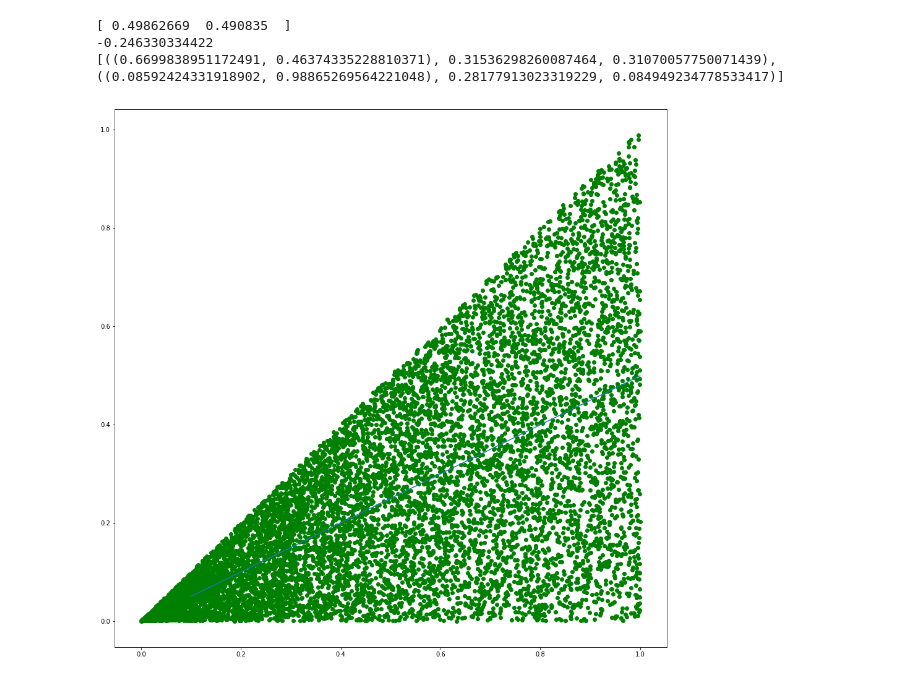
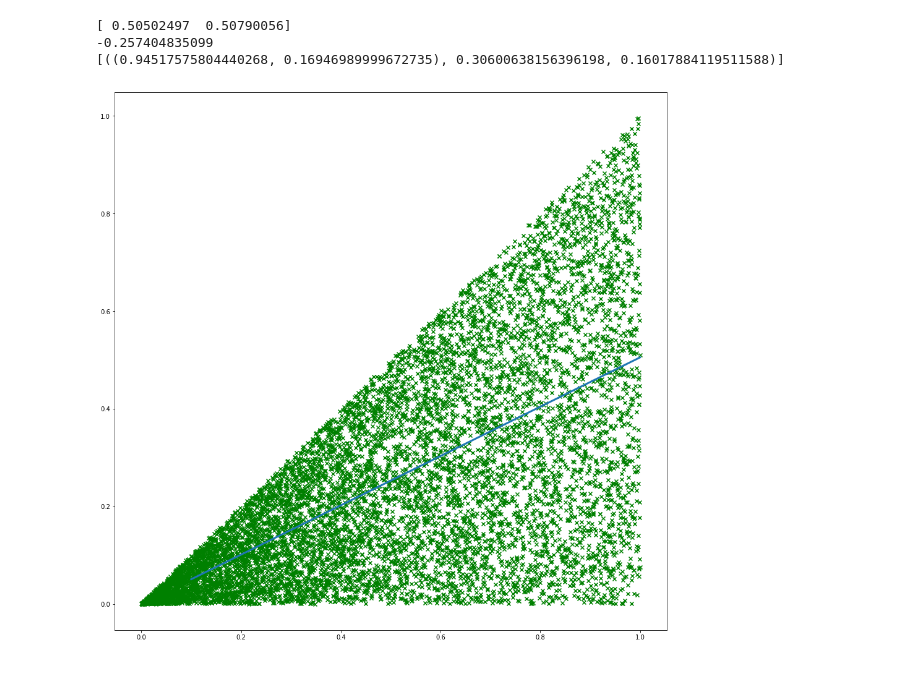
Before and after one commit to zainulabidin302/linear-regression-with-math-operators, a Jupyter notebook: Linear Regression With Multiplication Operator.ipynb, the cells around one changed output. Saved outputs shown, nothing was run; the diff lists cells and outputs as text; code cells hidden in the pictures.

Commit message:
seed added

```diff
--- a/Linear Regression With Multiplication Operator.ipynb
+++ b/Linear Regression With Multiplication Operator.ipynb
@@ -5,41 +5,41 @@ import numpy as np
 
 import matplotlib.pyplot as plt
 
-#np.random.seed(11)
+np.random.seed(11)
 
 x1 = np.random.uniform(size=10000)
 x2 = np.random.uniform(size=10000)
 
 X = zip(x1, x2)
 #X = x1.reshape(-1, 1)
 y = [xx1*xx2 for xx1,xx2 in zip(x1, x2)]
 
 X_train, X_test, y_train, y_test = train_test_split(X, y, test_size=0.77, random_state=42)
 
 
 clf = LinearRegression(normalize=True)
 
 clf.fit(X_train, y_train)
 
 
 print clf.coef_
 print clf.intercept_
 
 predict = clf.predict(X_test)
-print (zip(X_test, predict, y_test)[0:2])
+print (zip(X_test, predict, y_test)[0:1])
 
 clf.score(X_test, y_test)
 plt.figure(figsize=(16, 16))
-plt.scatter(x1, y, color="green")
+plt.scatter(x1, y, color="green", marker="x")
 #plt.scatter(x2, y, color="red")
 
 xplt = [0.1, 0.2, 0.3, 0.4, 0.5, 0.6, 0.7, 0.8, 0.9, 1]
 yplt = [clf.coef_[0] * xx for xx in xplt]
-plt.plot(xplt, yplt)
+plt.plot(xplt, yplt, linewidth=3)
 
 plt.show()
 # %% [output]
-[ 0.49862669  0.490835  ]
--0.246330334422
-[((0.6699838951172491, 0.46374335228810371), 0.31536298260087464, 0.31070057750071439), ((0.08592424331918902, 0.98865269564221048), 0.28177913023319229, 0.084949234778533417)]
+[ 0.50502497  0.50790056]
+-0.257404835099
+[((0.94517575804440268, 0.16946989999672735), 0.30600638156396198, 0.16017884119511588)]
-[figure, old version]
+[figure, new version]
```
